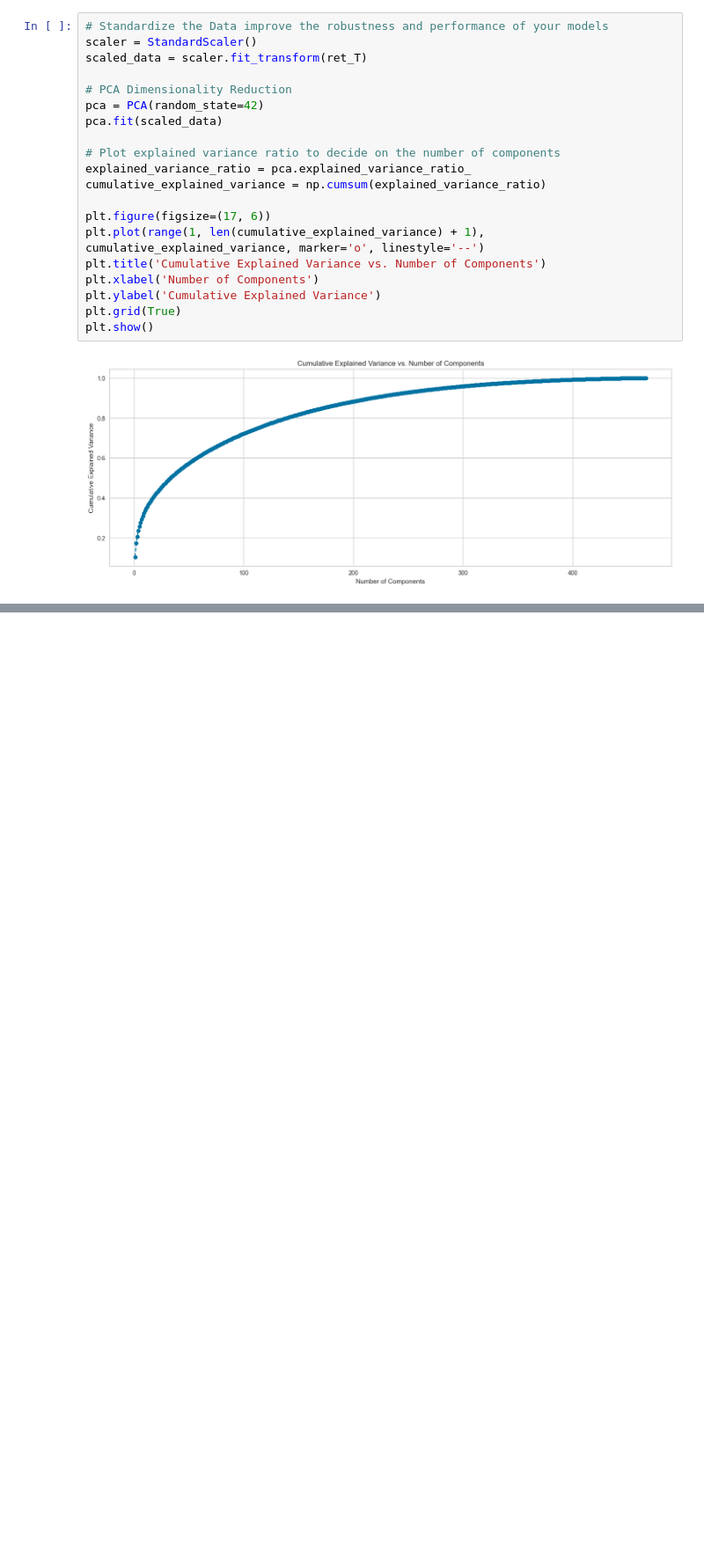
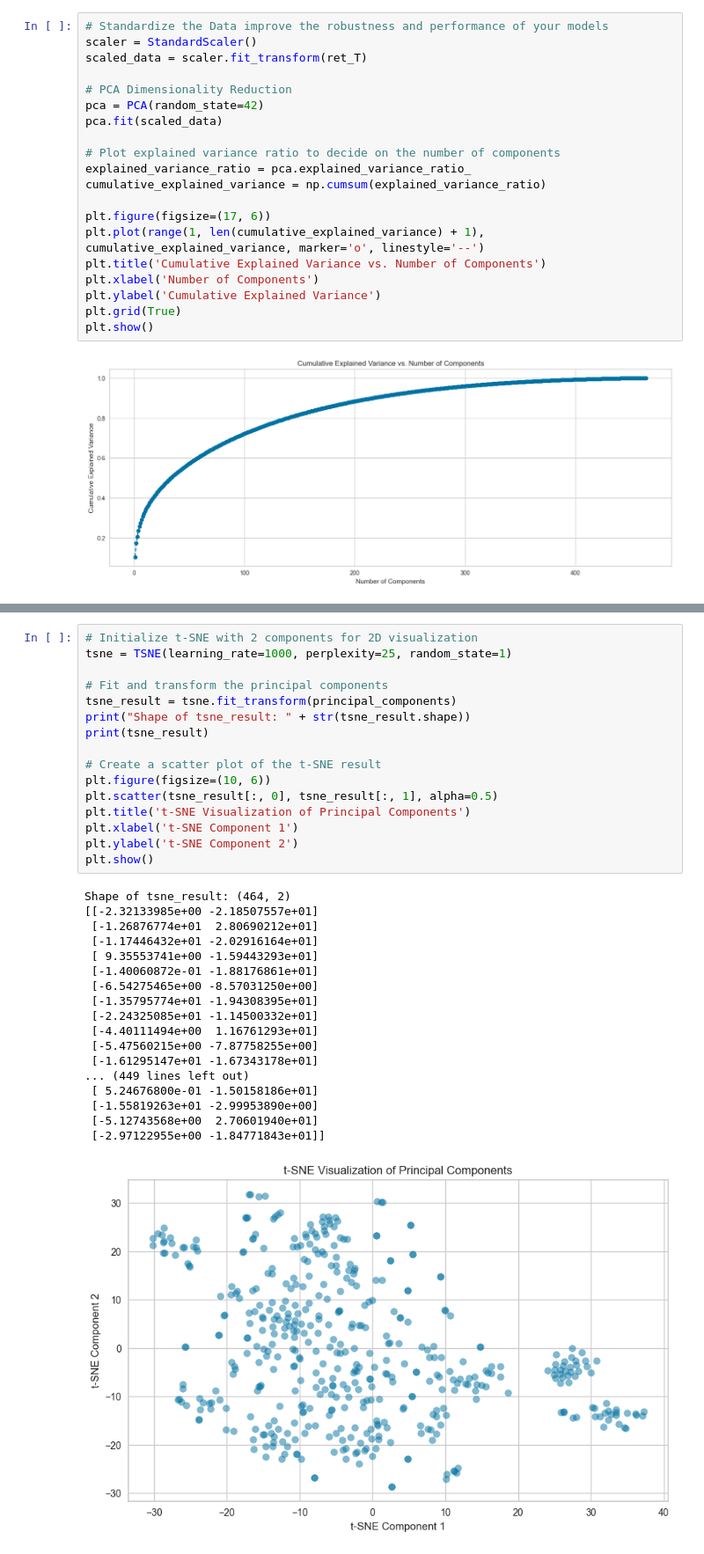
Before and after one commit to dasoaujisi/FDS-Project, a Jupyter notebook: main.ipynb, the cells around one changed output, grey strips where cells are left out. Shown: that part at 88% size. Drawn from its saved outputs; the diff is of its cells as text; blank space fills up the shorter version.

```diff
--- a/main.ipynb
+++ b/main.ipynb
@@ -255,0 +315,35 @@ principal_components
+# %%
+# Initialize t-SNE with 2 components for 2D visualization
+tsne = TSNE(learning_rate=1000, perplexity=25, random_state=1)
+
+# Fit and transform the principal components
+tsne_result = tsne.fit_transform(principal_components)
+print("Shape of tsne_result: " + str(tsne_result.shape))
+print(tsne_result)
+
+# Create a scatter plot of the t-SNE result
+plt.figure(figsize=(10, 6))
+plt.scatter(tsne_result[:, 0], tsne_result[:, 1], alpha=0.5)
+plt.title('t-SNE Visualization of Principal Components')
+plt.xlabel('t-SNE Component 1')
+plt.ylabel('t-SNE Component 2')
+plt.show()
+# %% [output]
+Shape of tsne_result: (464, 2)
+[[-2.32133985e+00 -2.18507557e+01]
+ [-1.26876774e+01  2.80690212e+01]
+ [-1.17446432e+01 -2.02916164e+01]
+ [ 9.35553741e+00 -1.59443293e+01]
+ [-1.40060872e-01 -1.88176861e+01]
+ [-6.54275465e+00 -8.57031250e+00]
+ [-1.35795774e+01 -1.94308395e+01]
+ [-2.24325085e+01 -1.14500332e+01]
+ [-4.40111494e+00  1.16761293e+01]
+ [-5.47560215e+00 -7.87758255e+00]
+ [-1.61295147e+01 -1.67343178e+01]
+... (449 lines left out)
+ [ 5.24676800e-01 -1.50158186e+01]
+ [-1.55819263e+01 -2.99953890e+00]
+ [-5.12743568e+00  2.70601940e+01]
+ [-2.97122955e+00 -1.84771843e+01]]
+[figure, added]
```
Also changed, not shown: parts of 20 cells of this notebook.
